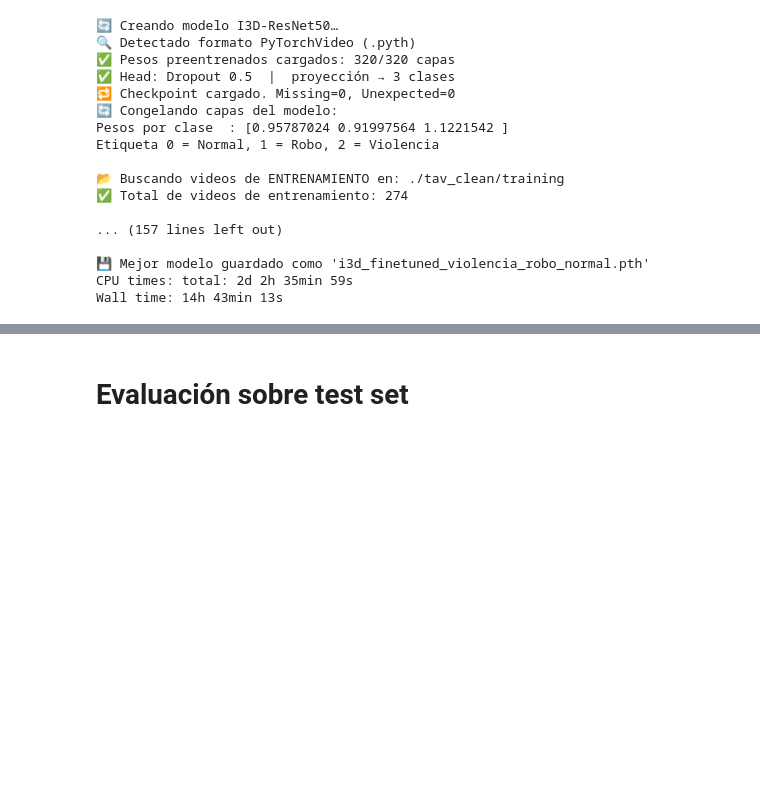
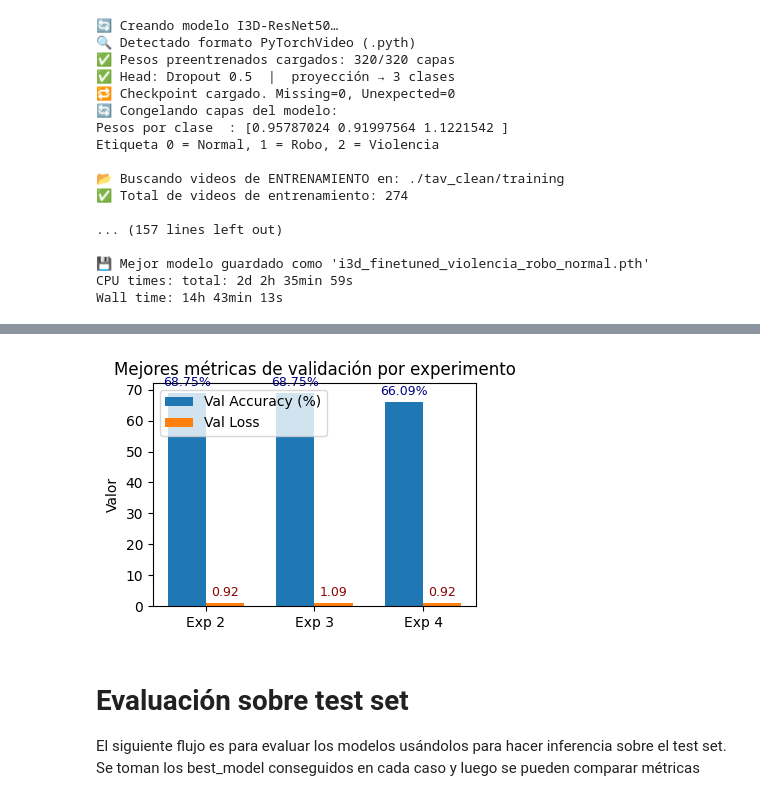
Before and after one commit to sebsatian/i3d_finetuning, a Jupyter notebook: i3dcrimefinetuning.ipynb, the cells around one changed output, grey strips where cells are left out. Saved outputs shown, nothing was run; the diff lists cells and outputs as text; code cells hidden in the pictures; blank space fills up the shorter version.

```diff
--- a/i3dcrimefinetuning.ipynb
+++ b/i3dcrimefinetuning.ipynb
@@ -1058,5 +1192,48 @@ Etiqueta 0 = Normal, 1 = Robo, 2 = Violencia
+# %%
+import numpy as np
+import matplotlib.pyplot as plt
+
+labels = ['Exp 2', 'Exp 3', 'Exp 4']
+val_acc = [exp2['val_accuracy'].max(), exp3['val_accuracy'].max(), exp4['val_accuracy'].max()]
+val_loss = [exp2['val_loss'].min(), exp3['val_loss'].min(), exp4['val_loss'].min()]
+
+x = np.arange(len(labels))
+width = 0.35
+
+fig, ax = plt.subplots(figsize=(4, 3))
+
+bars1 = ax.bar(x - width/2, val_acc, width, label='Val Accuracy (%)')
+bars2 = ax.bar(x + width/2, val_loss, width, label='Val Loss')
+
+# Se incluyen etiquetas en las barras
+for bar in bars1:
+    height = bar.get_height()
+    ax.annotate(f'{height:.2f}%',
+                xy=(bar.get_x() + bar.get_width() / 2, height),
+                xytext=(0, 3),
+                textcoords="offset points",
+                ha='center', va='bottom', fontsize=9, color='navy')
+
+for bar in bars2:
+    height = bar.get_height()
+    ax.annotate(f'{height:.2f}',
+                xy=(bar.get_x() + bar.get_width() / 2, height),
+                xytext=(0, 3),
+                textcoords="offset points",
+                ha='center', va='bottom', fontsize=9, color='darkred')
+
+ax.set_ylabel('Valor')
+ax.set_xticks(x)
+ax.set_xticklabels(labels)
+ax.set_title('Mejores métricas de validación por experimento')
+ax.legend()
+plt.tight_layout()
+plt.show()
+# %% [output]
+[figure, added]
 # %% [markdown]
 # Evaluación sobre test set
+El siguiente flujo es para evaluar los modelos usándolos para hacer inferencia sobre el test set. Se toman los best_model conseguidos en cada caso y luego se pueden comparar métricas
 # %%
 import torch, numpy as np, pandas as pd
 from pathlib import Path
```
Also changed, not shown: parts of 11 cells of this notebook.
